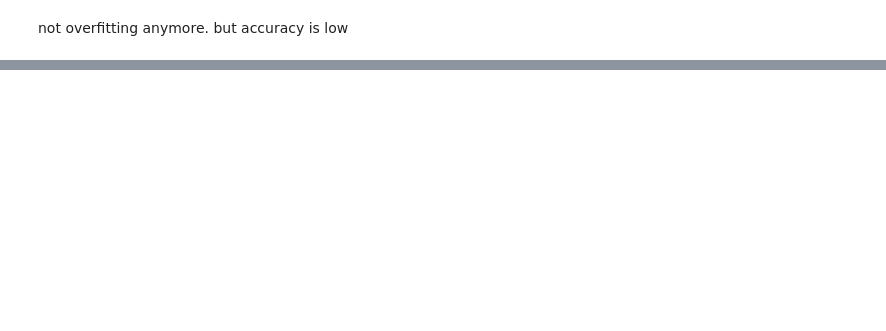
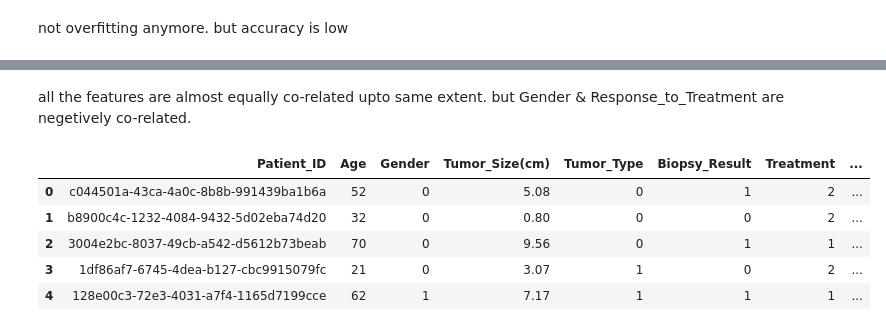
Before and after one commit to ABIR-CSE-2125/Cancer_Detection, a Jupyter notebook: src/test.ipynb, the cells around one changed output, grey strips where cells are left out. Cells and saved outputs as stored; diff of their text form; code cells hidden in the pictures; blank space fills up the shorter version.

```diff
--- a/src/test.ipynb
+++ b/src/test.ipynb
@@ -125,0 +171,3 @@ test_data = dfec.iloc[0]
+# %% [markdown]
+all the features are almost equally co-related upto same extent.
+but Gender & Response_to_Treatment are negetively co-related.
@@ -125,0 +177,11 @@ test_data = dfec.iloc[0]
+# %%
+df = pd.read_csv('../notebook/data/EHR.csv')
+# %%
+df.head(5)
+# %% [output]
+|  | Patient_ID | Age | Gender | Tumor_Size(cm) | Tumor_Type | Biopsy_Result | Treatment | ... |
+| 0 | c044501a-43ca-4a0c-8b8b-991439ba1b6a | 52 | 0 | 5.08 | 0 | 1 | 2 | ... |
+| 1 | b8900c4c-1232-4084-9432-5d02eba74d20 | 32 | 0 | 0.80 | 0 | 0 | 2 | ... |
+| 2 | 3004e2bc-8037-49cb-a542-d5612b73beab | 70 | 0 | 9.56 | 0 | 1 | 1 | ... |
+| 3 | 1df86af7-6745-4dea-b127-cbc9915079fc | 21 | 0 | 3.07 | 1 | 0 | 2 | ... |
+| 4 | 128e00c3-72e3-4031-a7f4-1165d7199cce | 62 | 1 | 7.17 | 1 | 1 | 1 | ... |
```
Also changed, not shown: parts of 28 cells of this notebook, 3 other files.
